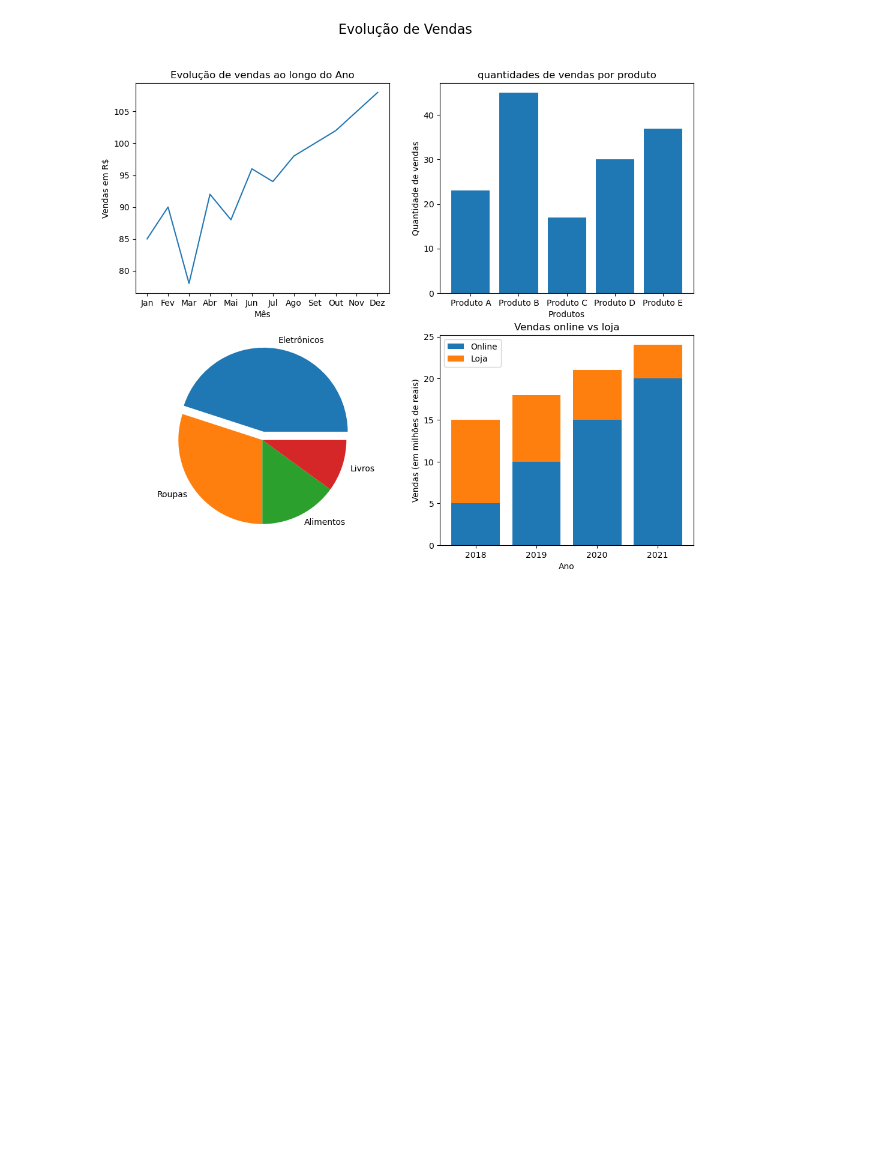
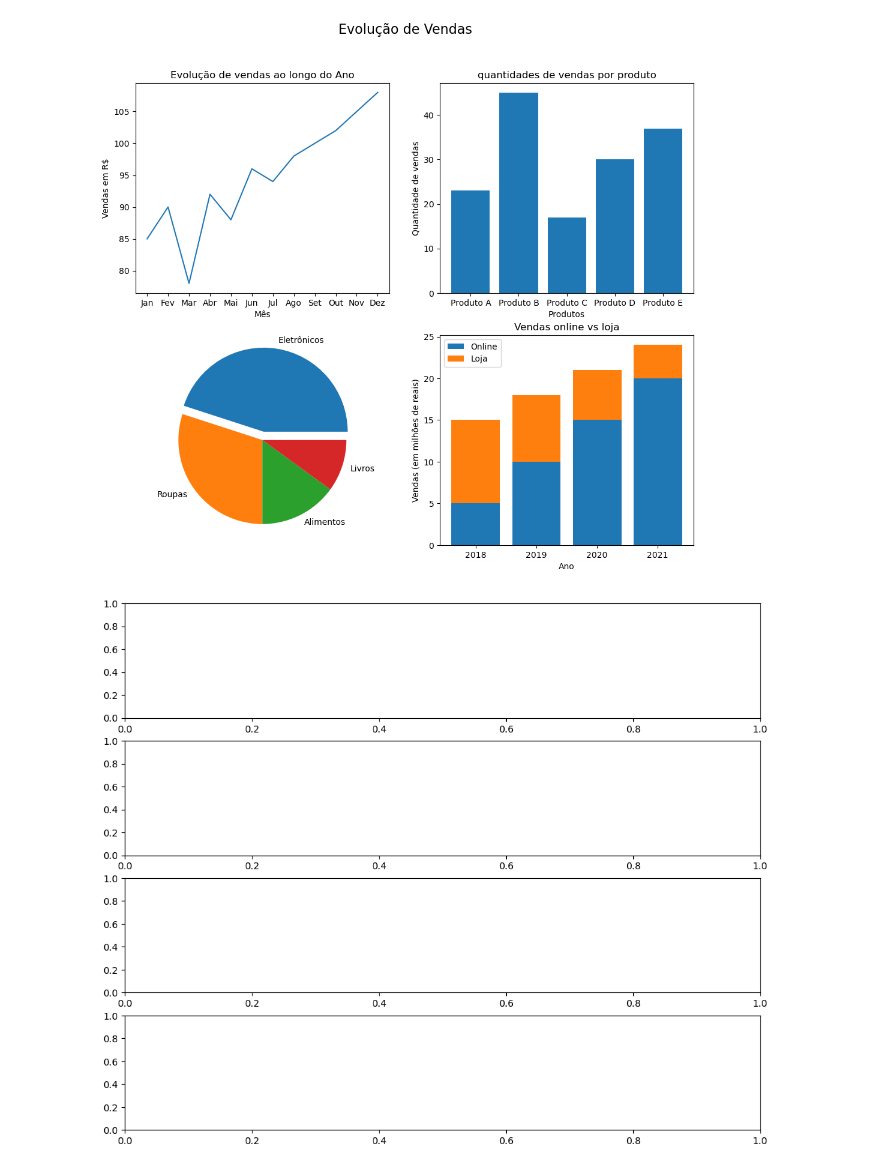
Before and after one commit to kiwsley/ciencia_de_dados, a Jupyter notebook: matplotlib_Searborn/poo_graficos.ipynb, the cells around one changed output. Saved outputs shown, nothing was run; the diff lists cells and outputs as text; code cells hidden in the pictures; blank space fills up the shorter version.

Commit message:
finalizando mosaico

```diff
--- a/matplotlib_Searborn/poo_graficos.ipynb
+++ b/matplotlib_Searborn/poo_graficos.ipynb
@@ -134,3 +134,13 @@ fig.suptitle("Evolução de Vendas",fontsize=16)
 plt.show()
 # %% [output]
 [figure]
+# %%
+mosaico='A;B;C;D'
+
+fig = plt.figure(figsize=(12,10))
+
+axs = fig.subplot_mosaic(mosaico)
+
+plt.show()
+# %% [output]
+[figure, added]
```
Also changed, not shown: parts of 1 cell of this notebook, 2 other files.
